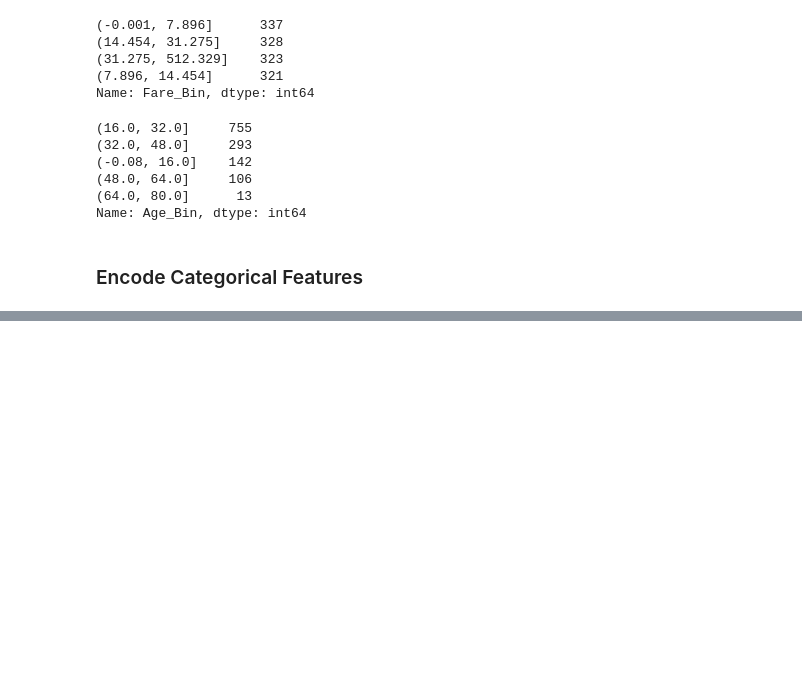
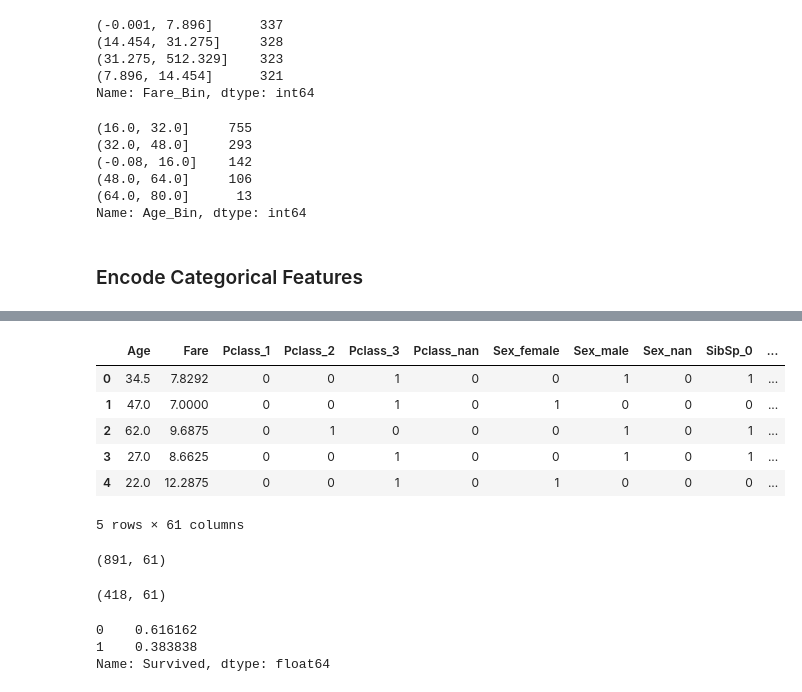
Before and after one commit to gregvidy/flask_ml_model_deployment, a Jupyter notebook: data_exploration.ipynb, the cells around one changed output, grey strips where cells are left out. Cells and saved outputs as stored; diff of their text form; code cells hidden in the pictures; blank space fills up the shorter version.

```diff
--- a/data_exploration.ipynb
+++ b/data_exploration.ipynb
@@ -241,0 +240,24 @@ print(sys.executable)
+# %%
+test_df.head()
+# %% [output]
+|  | Age | Fare | Pclass_1 | Pclass_2 | Pclass_3 | Pclass_nan | Sex_female | Sex_male | Sex_nan | SibSp_0 | ... |
+| 0 | 34.5 | 7.8292 | 0 | 0 | 1 | 0 | 0 | 1 | 0 | 1 | ... |
+| 1 | 47.0 | 7.0000 | 0 | 0 | 1 | 0 | 1 | 0 | 0 | 0 | ... |
+| 2 | 62.0 | 9.6875 | 0 | 1 | 0 | 0 | 0 | 1 | 0 | 1 | ... |
+| 3 | 27.0 | 8.6625 | 0 | 0 | 1 | 0 | 0 | 1 | 0 | 1 | ... |
+| 4 | 22.0 | 12.2875 | 0 | 0 | 1 | 0 | 1 | 0 | 0 | 0 | ... |
+5 rows × 61 columns
+# %%
+train_df.shape
+# %% [output]
+(891, 61)
+# %%
+test_df.shape
+# %% [output]
+(418, 61)
+# %%
+y_train.value_counts(normalize=True)
+# %% [output]
+0    0.616162
+1    0.383838
+Name: Survived, dtype: float64
```
Also changed, not shown: parts of 11 cells of this notebook, 7 other files.
